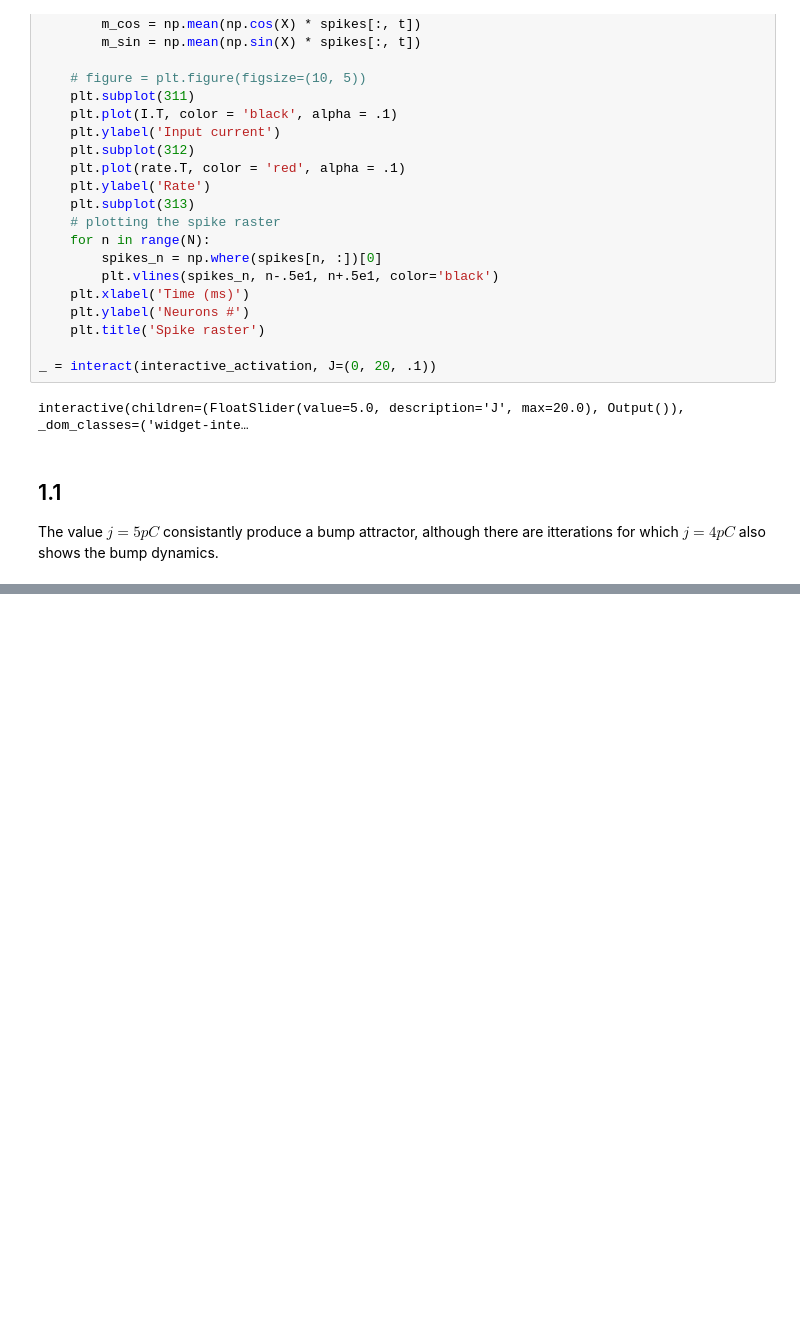
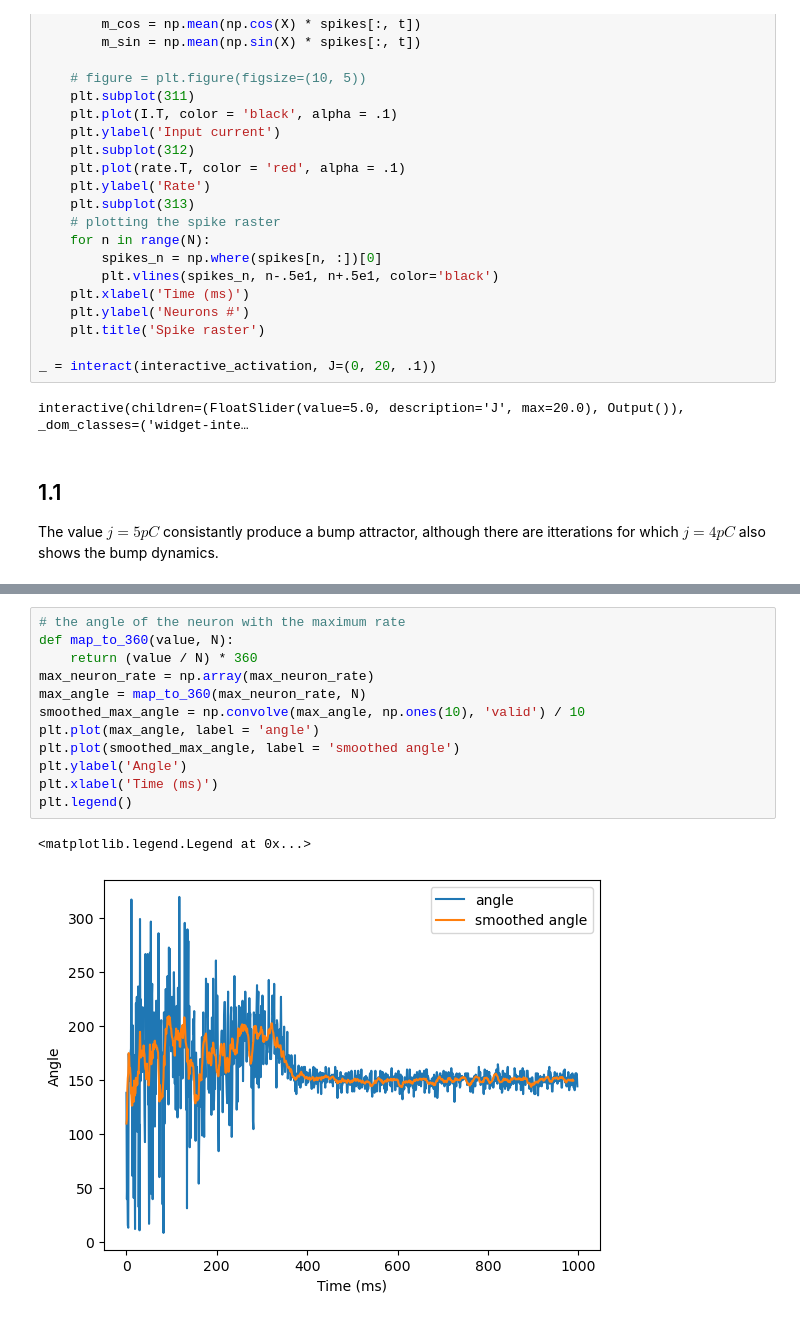
Before and after one commit to nosratullah/path_integration, a Jupyter notebook: attractors.ipynb, the cells around one changed output, grey strips where cells are left out. Drawn from its saved outputs; the diff is of its cells as text; blank space fills up the shorter version.

```diff
--- a/attractors.ipynb
+++ b/attractors.ipynb
@@ -258,0 +276,15 @@ Text(0, 0.5, 'Rate')
+# %%
+# the angle of the neuron with the maximum rate
+def map_to_360(value, N):
+    return (value / N) * 360
+max_neuron_rate = np.array(max_neuron_rate)
+max_angle = map_to_360(max_neuron_rate, N)
+smoothed_max_angle = np.convolve(max_angle, np.ones(10), 'valid') / 10
+plt.plot(max_angle, label = 'angle')
+plt.plot(smoothed_max_angle, label = 'smoothed angle')
+plt.ylabel('Angle')
+plt.xlabel('Time (ms)')
+plt.legend()
+# %% [output]
+<matplotlib.legend.Legend at 0x...>
+[figure, added]
```
Also changed, not shown: parts of 16 cells of this notebook.
